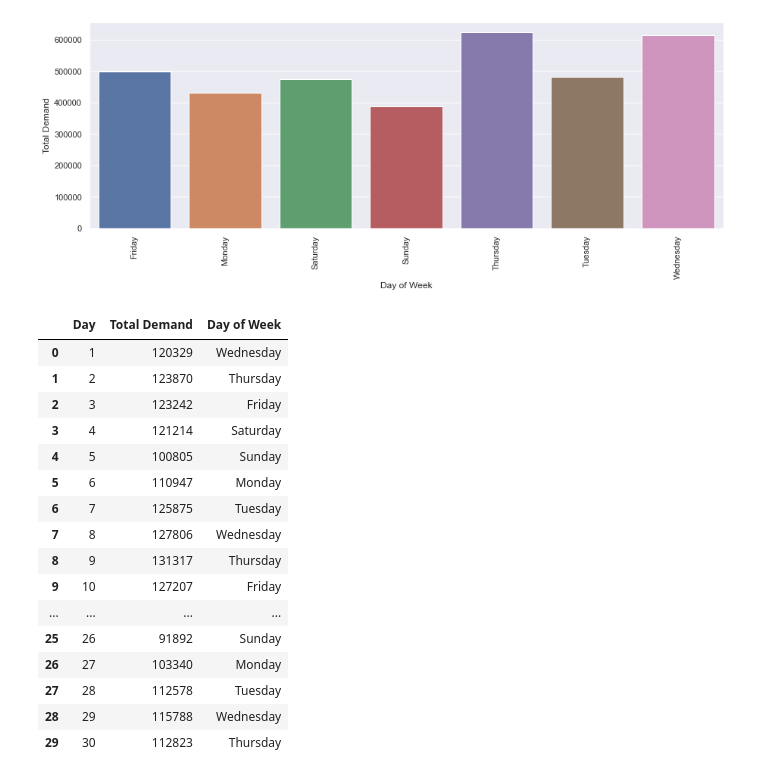
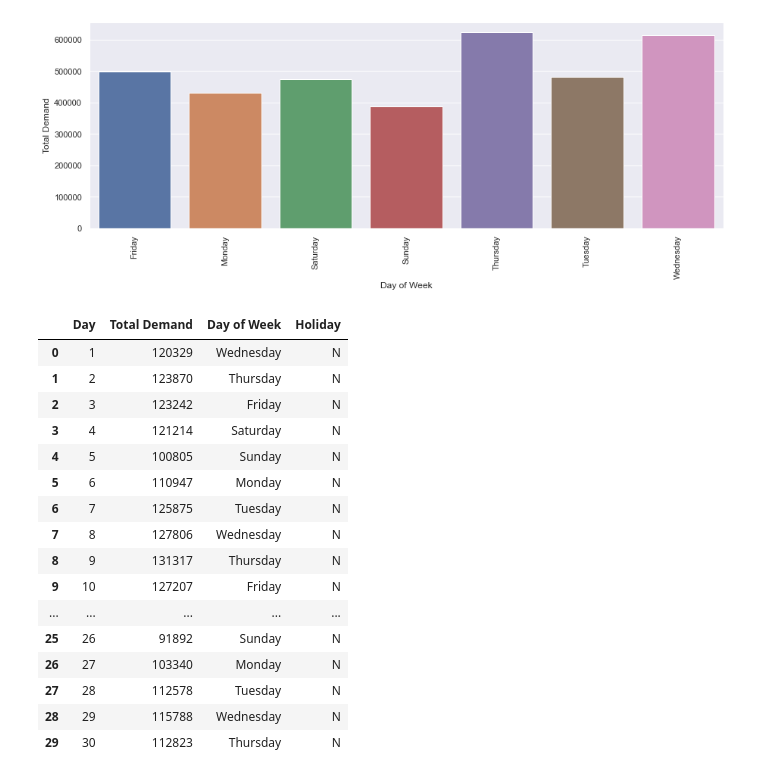
Before and after one commit to jchou3/forcab-Analysis, a Jupyter notebook: notebooks/exploration.ipynb, the cells around one changed output. Saved outputs shown, nothing was run; the diff lists cells and outputs as text; code cells hidden in the pictures.

```diff
--- a/notebooks/exploration.ipynb
+++ b/notebooks/exploration.ipynb
@@ -240,23 +240,27 @@ plt.show()
 # %%
 # Let's experiment with whether the demand increases or decreases on holidays
 # Essentially, we indicate whether or not some day is a holiday
 # Hypothesis: Demand decreases on holidays because less people will be in the city for work
+
+# Only 1 national holiday in June which was Juneteeth (June 17)
+grouped_day['Holiday'] = 'N'
+grouped_day.loc[grouped_day['Day'] == 17,'Holiday'] = 'Y'
 grouped_day
 # %% [output]
-|  | Day | Total Demand | Day of Week |
-| 0 | 1 | 120329 | Wednesday |
-| 1 | 2 | 123870 | Thursday |
-| 2 | 3 | 123242 | Friday |
-| 3 | 4 | 121214 | Saturday |
-| 4 | 5 | 100805 | Sunday |
-| 5 | 6 | 110947 | Monday |
-| 6 | 7 | 125875 | Tuesday |
-| 7 | 8 | 127806 | Wednesday |
-| 8 | 9 | 131317 | Thursday |
-| 9 | 10 | 127207 | Friday |
-| ... | ... | ... | ... |
-| 25 | 26 | 91892 | Sunday |
-| 26 | 27 | 103340 | Monday |
-| 27 | 28 | 112578 | Tuesday |
-| 28 | 29 | 115788 | Wednesday |
-| 29 | 30 | 112823 | Thursday |
+|  | Day | Total Demand | Day of Week | Holiday |
+| 0 | 1 | 120329 | Wednesday | N |
+| 1 | 2 | 123870 | Thursday | N |
+| 2 | 3 | 123242 | Friday | N |
+| 3 | 4 | 121214 | Saturday | N |
+| 4 | 5 | 100805 | Sunday | N |
+| 5 | 6 | 110947 | Monday | N |
+| 6 | 7 | 125875 | Tuesday | N |
+| 7 | 8 | 127806 | Wednesday | N |
+| 8 | 9 | 131317 | Thursday | N |
+| 9 | 10 | 127207 | Friday | N |
+| ... | ... | ... | ... | ... |
+| 25 | 26 | 91892 | Sunday | N |
+| 26 | 27 | 103340 | Monday | N |
+| 27 | 28 | 112578 | Tuesday | N |
+| 28 | 29 | 115788 | Wednesday | N |
+| 29 | 30 | 112823 | Thursday | N |
```
Also changed, not shown: parts of 20 cells of this notebook, 1 other file.
